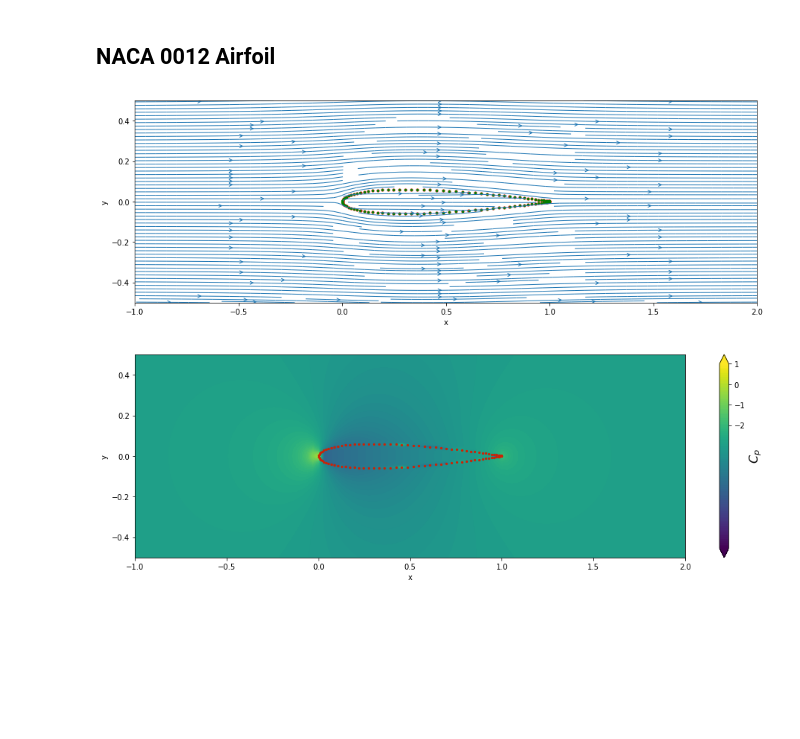
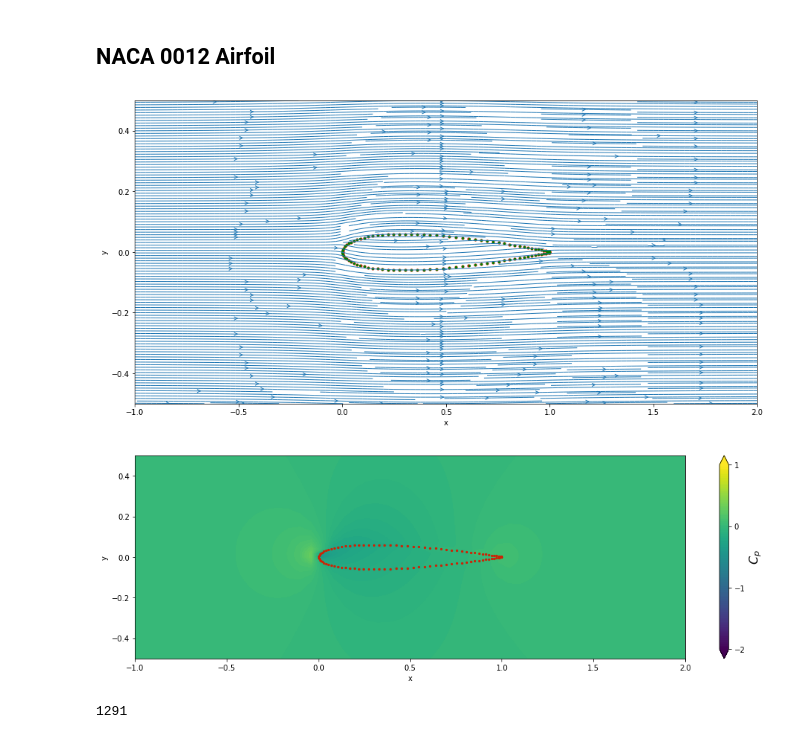
Before and after one commit to asabbagha/MAE6226, a Jupyter notebook: Assignment1.ipynb, the cells around one changed output. Drawn from its saved outputs; the diff is of its cells as text; code cells hidden in the pictures; blank space fills up the shorter version.

```diff
--- a/Assignment1.ipynb
+++ b/Assignment1.ipynb
@@ -6,7 +6,7 @@ import math
 from matplotlib import pyplot
 %matplotlib inline
 # %%
-N = 100
+N = 51
 x_start, x_end = -1.0,2.0
 y_start, y_end = -0.5,0.5
 x = numpy.linspace(x_start, x_end, N)
@@ -39,11 +39,13 @@ def get_stream_function(strength, xs, ys, X, Y):
 
     return psi
 # %%
-u = numpy.zeros(len(sigma), dtype = float)
-v = numpy.zeros(len(sigma), dtype = float)
-psi = numpy.zeros(len(sigma), dtype = float)
+u = numpy.zeros((51,51), dtype = float)
+v = numpy.zeros((51,51), dtype = float)
+psi = numpy.zeros((51,51), dtype = float)
+
+#psi = numpy.zeros(len(sigma), dtype = float)
 # %%
-for i in range(0,len(sigma)-1):
+for i in range(0,51):
 
     #finding velocity field
     u_source, v_source = get_velocity(sigma[i], foil_x[i], foil_y[i], X, Y)
@@ -61,23 +63,23 @@ psi = psi + psi_freestream
 # %%
 #plot
 width = 15
-height = (y_end - y_start) / (x_end - x_start) * width
+height = (y_end - y_start)*1.5 / (x_end - x_start) * width
 pyplot.figure(figsize=(width, height))
 pyplot.xlabel('x')
 pyplot.ylabel('y')
 pyplot.xlim(x_start, x_end)
 pyplot.ylim(y_start, y_end)
-pyplot.streamplot(X, Y, u, v, density=2, linewidth=1, arrowsize=1, arrowstyle='->')
+pyplot.streamplot(X, Y, u, v, density=4, linewidth=1, arrowsize=1, arrowstyle='->')
 pyplot.scatter(foil_x, foil_y, color='#CD2305', s=10, marker='o')
 
 # calculate the stagnation point
 x_stagnation = foil_x - sigma / (2 * numpy.pi * u_inf)
 y_stagnation = foil_y
 
 # display the stagnation point
 pyplot.scatter(x_stagnation, y_stagnation, color='g', s=5, marker='o');
 # %% [output]
-[figure, old version]
+[figure, new version]
 # %%
 # compute the pressure coefficient field
 cp = 1.0 - (u**2 + v**2) / u_inf**2
@@ -91,13 +93,15 @@ pyplot.ylabel('y')
 pyplot.xlim(x_start, x_end)
 pyplot.ylim(y_start, y_end)
 contf = pyplot.contourf(X, Y, cp,
-                        levels=numpy.linspace(-8.0, 1.0, 100), extend='both')
+                        levels=numpy.linspace(-2.0, 1.0, 100), extend='both')
 cbar = pyplot.colorbar(contf)
 cbar.set_label('$C_p$', fontsize=16)
 cbar.set_ticks([-2.0, -1.0, 0.0, 1.0])
 pyplot.scatter(foil_x, foil_y,
                color='#CD2305', s=5, marker='o');
 # %% [output]
-[figure, old version]
+[figure, new version]
 # %%
-maxcp = numpy.argmax(cp)
+numpy.argmax(cp)
+# %% [output]
+1291
```
